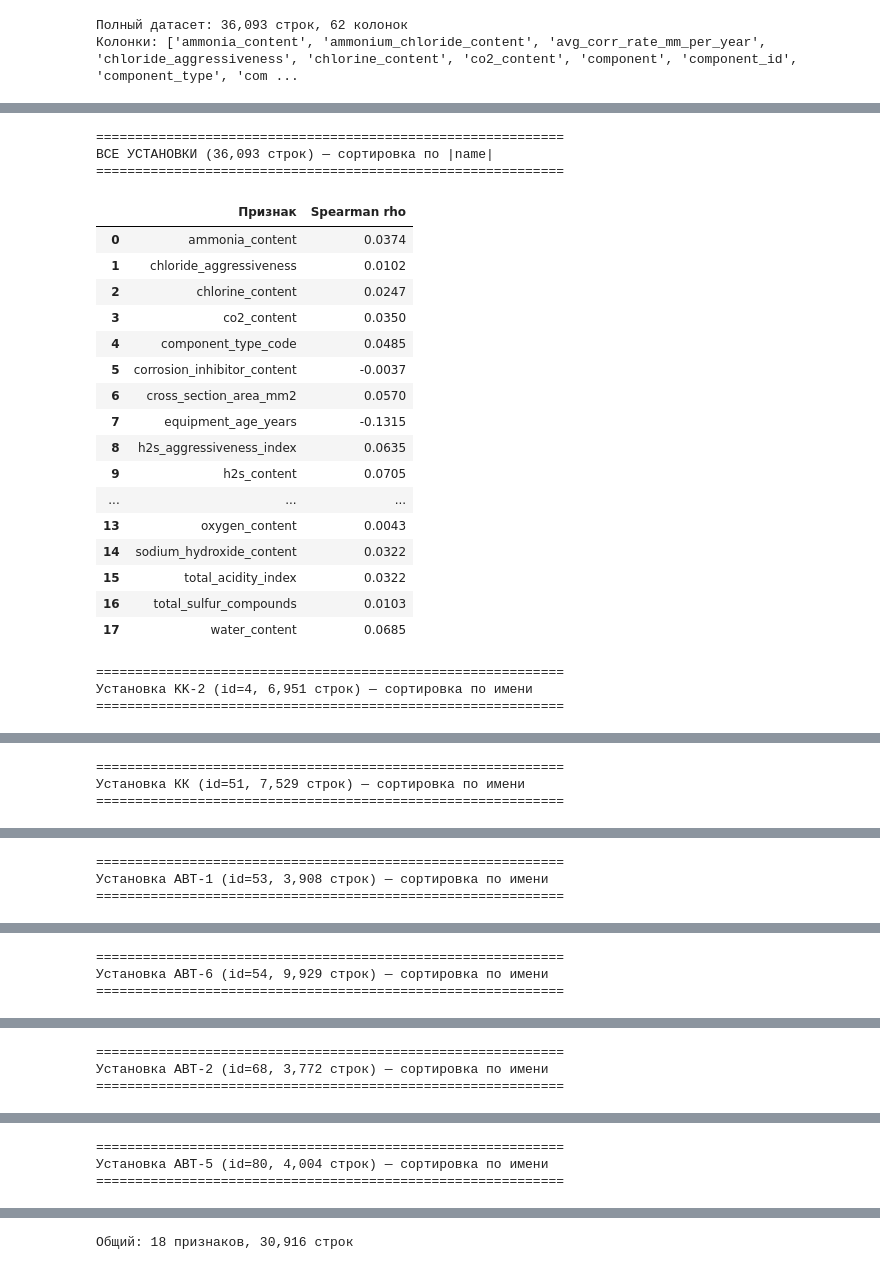
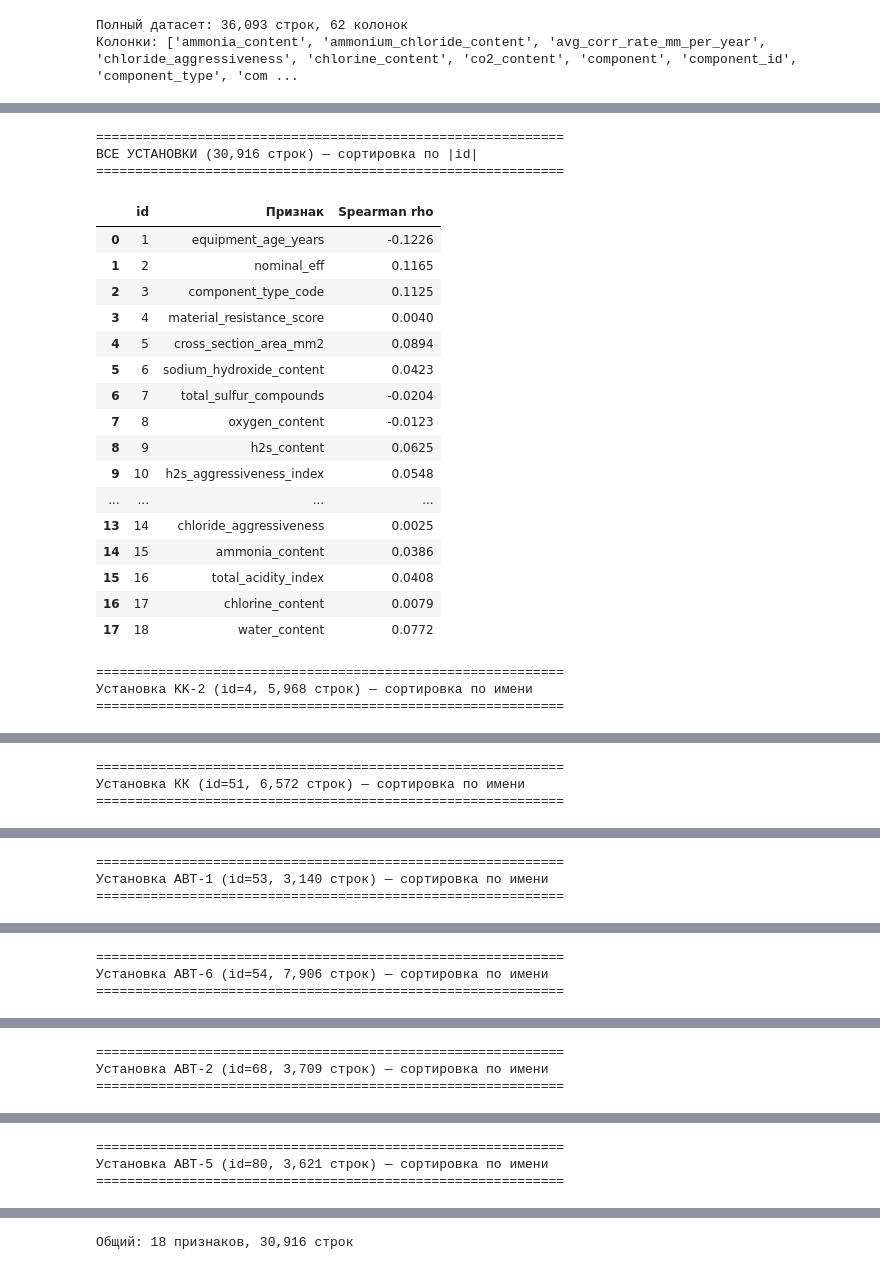
Before and after one commit to Kosyakin/corrosion_analysis_project, a Jupyter notebook: PythonMLExperiments/1_corr_analysis/correlation_analysis.ipynb, the cells around one changed output, grey strips where cells are left out. Cells and saved outputs as stored; diff of their text form; code cells hidden in the pictures.

```diff
--- a/PythonMLExperiments/1_corr_analysis/correlation_analysis.ipynb
+++ b/PythonMLExperiments/1_corr_analysis/correlation_analysis.ipynb
@@ -262,12 +262,12 @@ DF_loaded = DF_loaded.sort_values('installation_id').reset_index(drop=True)
 print(f"Отфильтровано (installation_id in {INSTALLATION_IDS}): {len(DF_loaded):,} строк")
 
 # Вариант 1 (старый): отфильтровать строки с отрицательной целевой
-#DF_loaded = DF_loaded[DF_loaded[TARGET] >= 0]
-#print(f"После отбора строк с {TARGET} >= 0: {len(DF_loaded):,} строк")
+DF_loaded = DF_loaded[DF_loaded[TARGET] >= 0]
+print(f"После отбора строк с {TARGET} >= 0: {len(DF_loaded):,} строк")
 
 # Вариант 2 (новый): занулить отрицательные значения целевой, строки остаются
-DF_loaded.loc[DF_loaded[TARGET] < 0, TARGET] = 0
-print(f"Отрицательные значения {TARGET} заменены на 0 ({(DF_loaded[TARGET] == 0).sum():,} нулей из {len(DF_loaded):,} строк)")
+#DF_loaded.loc[DF_loaded[TARGET] < 0, TARGET] = 0
+#print(f"Отрицательные значения {TARGET} заменены на 0 ({(DF_loaded[TARGET] == 0).sum():,} нулей из {len(DF_loaded):,} строк)")
 
 # Пустые в числовых признаках = 0; цель не заполняем
 num_cols = [c for c in DF_loaded.select_dtypes(include=[np.number]).columns if c != TARGET]
@@ -290,46 +290,46 @@ Name: count, dtype: int64
 # %%
 # Корреляция Спирмена каждого признака с целевой переменной
 # exclude_cols и include_cols — как в clustermap выше
 #plot_spearman_vs_target(
 #    DF_loaded,
 #    exclude_cols=EXCLUDE_COLS_DEFAULT,
 #    include_cols=INCLUDE_COLS_DEFAULT,
 #    alpha=0.05,
 #)
 
 print("=" * 60)
-print(f"ВСЕ УСТАНОВКИ ({len(DF_loaded):,} строк) — сортировка по |name|")
+print(f"ВСЕ УСТАНОВКИ ({len(DF_loaded):,} строк) — сортировка по |id|")
 print("=" * 60)
-display(spearman_table(DF_loaded, sort_by='name'))
+display(spearman_table(DF_loaded, sort_by='id'))
 
 for uid in sorted(DF_loaded['installation_id'].dropna().unique()):
     name = INSTALLATION_NAMES.get(uid, str(uid))
     df_sub = DF_loaded[DF_loaded['installation_id'] == uid]
     print(f"\n{'=' * 60}")
     print(f"Установка {name} (id={uid}, {len(df_sub):,} строк) — сортировка по имени")
     print("=" * 60)
-    display(spearman_table(df_sub, sort_by='name'))
+    display(spearman_table(df_sub, sort_by='id'))
 # %% [output]
 ============================================================
-ВСЕ УСТАНОВКИ (36,093 строк) — сортировка по |name|
+ВСЕ УСТАНОВКИ (30,916 строк) — сортировка по |id|
 ============================================================
-|  | Признак | Spearman rho |
-| 0 | ammonia_content | 0.0374 |
-| 1 | chloride_aggressiveness | 0.0102 |
-| 2 | chlorine_content | 0.0247 |
-| 3 | co2_content | 0.0350 |
-| 4 | component_type_code | 0.0485 |
-| 5 | corrosion_inhibitor_content | -0.0037 |
-| 6 | cross_section_area_mm2 | 0.0570 |
-| 7 | equipment_age_years | -0.1315 |
-| 8 | h2s_aggressiveness_index | 0.0635 |
-| 9 | h2s_content | 0.0705 |
-| ... | ... | ... |
-| 13 | oxygen_content | 0.0043 |
-| 14 | sodium_hydroxide_content | 0.0322 |
-| 15 | total_acidity_index | 0.0322 |
-| 16 | total_sulfur_compounds | 0.0103 |
-| 17 | water_content | 0.0685 |
+|  | id | Признак | Spearman rho |
+| 0 | 1 | equipment_age_years | -0.1226 |
+| 1 | 2 | nominal_eff | 0.1165 |
+| 2 | 3 | component_type_code | 0.1125 |
+| 3 | 4 | material_resistance_score | 0.0040 |
+| 4 | 5 | cross_section_area_mm2 | 0.0894 |
+| 5 | 6 | sodium_hydroxide_content | 0.0423 |
+| 6 | 7 | total_sulfur_compounds | -0.0204 |
+| 7 | 8 | oxygen_content | -0.0123 |
+| 8 | 9 | h2s_content | 0.0625 |
+| 9 | 10 | h2s_aggressiveness_index | 0.0548 |
+| ... | ... | ... | ... |
+| 13 | 14 | chloride_aggressiveness | 0.0025 |
+| 14 | 15 | ammonia_content | 0.0386 |
+| 15 | 16 | total_acidity_index | 0.0408 |
+| 16 | 17 | chlorine_content | 0.0079 |
+| 17 | 18 | water_content | 0.0772 |
 ============================================================
-Установка KK-2 (id=4, 6,951 строк) — сортировка по имени
+Установка KK-2 (id=4, 5,968 строк) — сортировка по имени
 ============================================================
@@ -353,3 +353,3 @@ for uid in sorted(DF_loaded['installation_id'].dropna().unique()):
 ============================================================
-Установка КК (id=51, 7,529 строк) — сортировка по имени
+Установка КК (id=51, 6,572 строк) — сортировка по имени
 ============================================================
@@ -373,3 +373,3 @@ for uid in sorted(DF_loaded['installation_id'].dropna().unique()):
 ============================================================
-Установка АВТ-1 (id=53, 3,908 строк) — сортировка по имени
+Установка АВТ-1 (id=53, 3,140 строк) — сортировка по имени
 ============================================================
@@ -393,3 +393,3 @@ for uid in sorted(DF_loaded['installation_id'].dropna().unique()):
 ============================================================
-Установка АВТ-6 (id=54, 9,929 строк) — сортировка по имени
+Установка АВТ-6 (id=54, 7,906 строк) — сортировка по имени
 ============================================================
@@ -413,3 +413,3 @@ for uid in sorted(DF_loaded['installation_id'].dropna().unique()):
 ============================================================
-Установка АВТ-2 (id=68, 3,772 строк) — сортировка по имени
+Установка АВТ-2 (id=68, 3,709 строк) — сортировка по имени
 ============================================================
@@ -433,3 +433,3 @@ for uid in sorted(DF_loaded['installation_id'].dropna().unique()):
 ============================================================
-Установка АВТ-5 (id=80, 4,004 строк) — сортировка по имени
+Установка АВТ-5 (id=80, 3,621 строк) — сортировка по имени
 ============================================================
```
Also changed, not shown: parts of 2 cells of this notebook, 5 other files.
